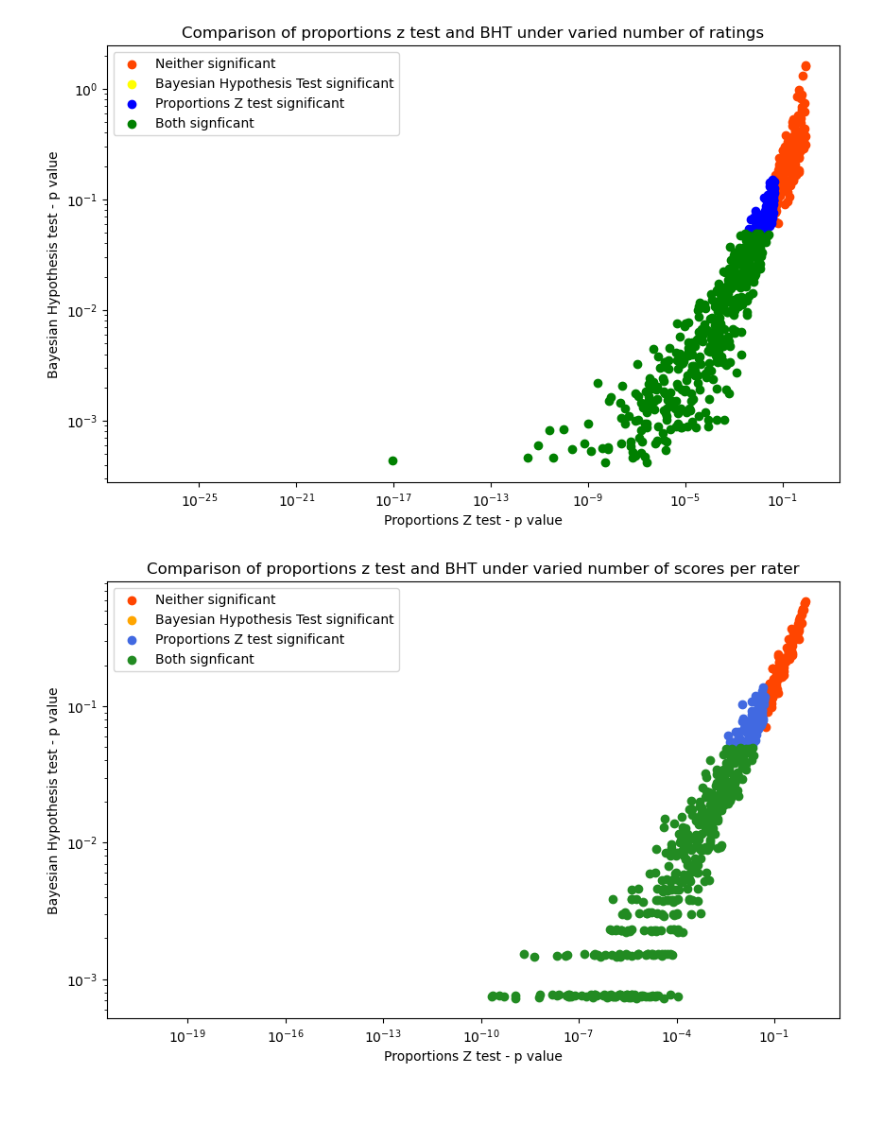
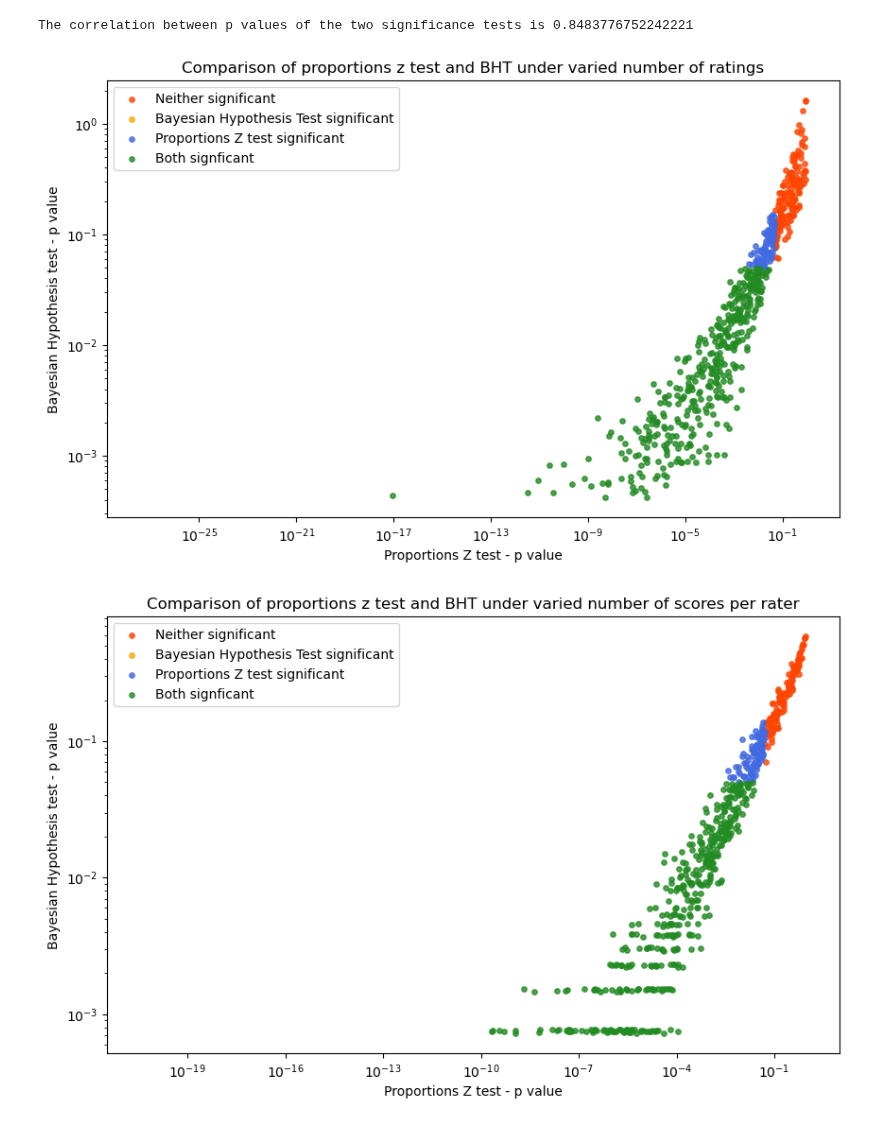
Before and after one commit to imrogerjiang/bayesian-inference-topic-measures, a Jupyter notebook: Analysing Results 2.ipynb, the cells around one changed output. Drawn from its saved outputs; the diff is of its cells as text; code cells hidden in the pictures.

```diff
--- a/Analysing Results 2.ipynb
+++ b/Analysing Results 2.ipynb
@@ -145,3 +145,9 @@ plt.show()
+# %%
+# Calculating correlation coefficient
+r = pearsonr(p_raters_df["propz_pval"], p_raters_df["bht_pval"])[0]
+print(f"The correlation between p values of the two significance tests is {r}")
+# %% [output]
+The correlation between p values of the two significance tests is 0.8483776752242221
 # %%
 # Comparing prop z test and bh test under different number of raters
 sim_results=p_raters_df
@@ -151,35 +157,35 @@ legend = {
     "orange":"Bayesian Hypothesis Test significant",
     "royalblue": "Proportions Z test significant",
     "forestgreen": "Both signficant"
 }
 
 alpha = 0.05
 sim_results["propz"] = sim_results["propz_pval"] < alpha
 sim_results["bht"] = sim_results["bht_pval"] < alpha
 
 sim_results["c"] = np.select(
     condlist=[
         ~sim_results["propz"] & ~sim_results["bht"],
         ~sim_results["propz"] & sim_results["bht"],
         sim_results["propz"] & ~sim_results["bht"],
         sim_results["propz"] & sim_results["bht"]
     ],
     choicelist=["orangered", "orange", "royalblue", "forestgreen"],
     default="black")
 
 fig, ax = plt.subplots(1, 1, figsize=(10,6))
 for colour in legend:
     df = sim_results[sim_results["c"]==colour]
-    ax.scatter(df["propz_pval"], df["bht_pval"], c=colour, label=legend[colour])
+    ax.scatter(df["propz_pval"], df["bht_pval"], c=colour, label=legend[colour], s=15, alpha=0.8)
 ax.set_title("Comparison of proportions z test and BHT under varied number of ratings")
 ax.set_xscale('log')
 ax.set_yscale('log')
 ax.set_xlabel("Proportions Z test - p value")
 ax.set_ylabel("Bayesian Hypothesis test - p value")
 ax.legend()
 plt.show()
 # %% [output]
-[figure, old version]
+[figure, new version]
 # %%
 # Comparing prop z test and bh test under different number of raters
 sim_results=p_scores_df
@@ -208,7 +214,7 @@ sim_results["c"] = np.select(
 fig, ax = plt.subplots(1, 1, figsize=(10,6))
 for colour in legend:
     df = sim_results[sim_results["c"]==colour]
-    ax.scatter(df["propz_pval"], df["bht_pval"], c=colour, label=legend[colour])
+    ax.scatter(df["propz_pval"], df["bht_pval"], c=colour, label=legend[colour], s=15, alpha=0.8)
 ax.set_title("Comparison of proportions z test and BHT under varied number of scores per rater")
 ax.set_xscale('log')
 ax.set_yscale('log')
@@ -217,4 +223,4 @@ ax.set_ylabel("Bayesian Hypothesis test - p value")
 ax.legend()
 plt.show()
 # %% [output]
-[figure, old version]
+[figure, new version]
```
Also changed, not shown: parts of 8 cells of this notebook.
